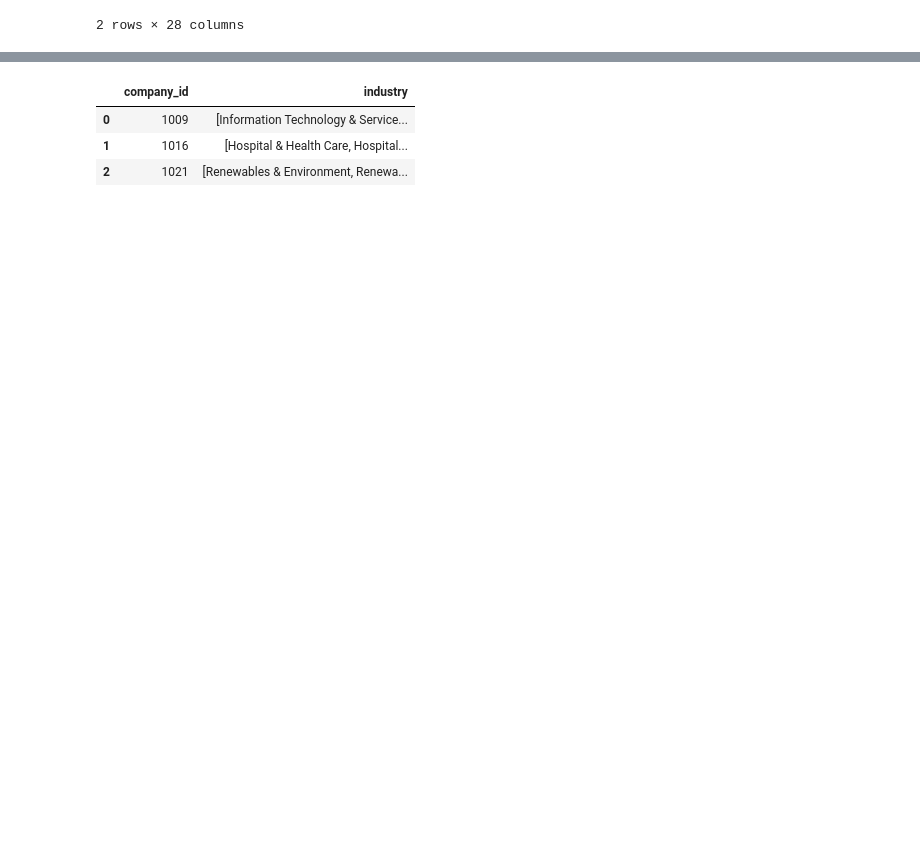
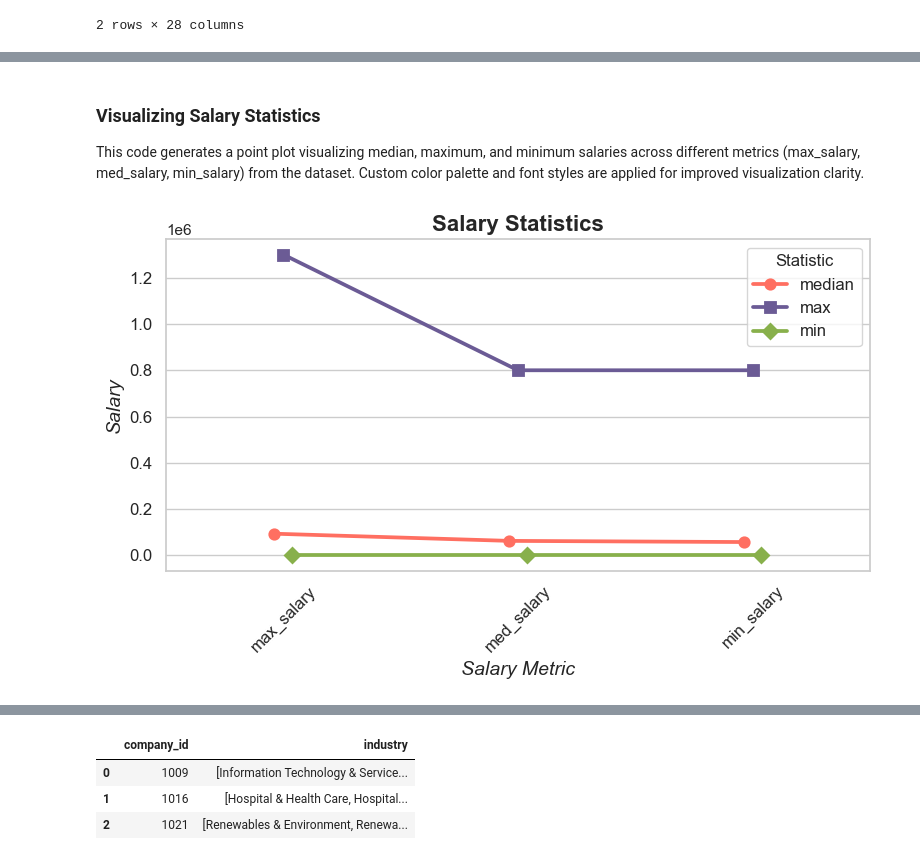
Before and after one commit to com-480-data-visualization/com-480-RYL, a Jupyter notebook: exploratory_data_analysis.ipynb, the cells around one changed output, grey strips where cells are left out. Cells and saved outputs as stored; diff of their text form; code cells hidden in the pictures; blank space fills up the shorter version.

```diff
--- a/exploratory_data_analysis.ipynb
+++ b/exploratory_data_analysis.ipynb
@@ -40,0 +100,4 @@ job_posting.head(2)
+# %%
+job_posting['max_salary'] = job_posting['max_salary'].apply(lambda x: int(round(x, -3)))
+job_posting['med_salary'] = job_posting['med_salary'].apply(lambda x: int(round(x, -3)))
+job_posting['min_salary'] = job_posting['min_salary'].apply(lambda x: int(round(x, -3)))
@@ -40,0 +111,30 @@ job_posting.head(2)
+# %% [markdown]
+### Visualizing Salary Statistics
+This code generates a point plot visualizing median, maximum, and minimum salaries across different metrics (max_salary, med_salary, min_salary) from the dataset. Custom color palette and font styles are applied for improved visualization clarity.
+# %%
+# Calculate the statistics for the entire dataset
+statistics = job_posting[['max_salary', 'med_salary', 'min_salary']].agg(['median', 'max', 'min'])
+
+# Transpose the statistics for easier plotting
+statistics = statistics.T.reset_index()
+melted_stats = pd.melt(statistics, id_vars=['index'], var_name='Statistic', value_name='Value')
+
+custom_palette = ['#FF6F61', '#6B5B95', '#88B04B']
+sns.set_style("whitegrid")
+sns.set_context("notebook")
+
+plt.figure(figsize=(8, 5))
+sns.pointplot(data=melted_stats, x='index', y='Value', hue='Statistic', dodge=True, markers=["o", "s", "D"], palette=custom_palette)
+
+# Adding labels and title with custom font styles
+plt.xlabel('Salary Metric', fontstyle='italic', fontsize=14)
+plt.ylabel('Salary', fontstyle='italic', fontsize=14)
+plt.title('Salary Statistics', fontweight='bold', fontsize=16)
+
+plt.legend(title='Statistic', fontsize=12)
+plt.xticks(rotation=45, fontsize=12)
+plt.yticks(fontsize=12)
+plt.tight_layout()
+plt.show()
+# %% [output]
+[figure, added]
```
Also changed, not shown: parts of 31 cells of this notebook.
